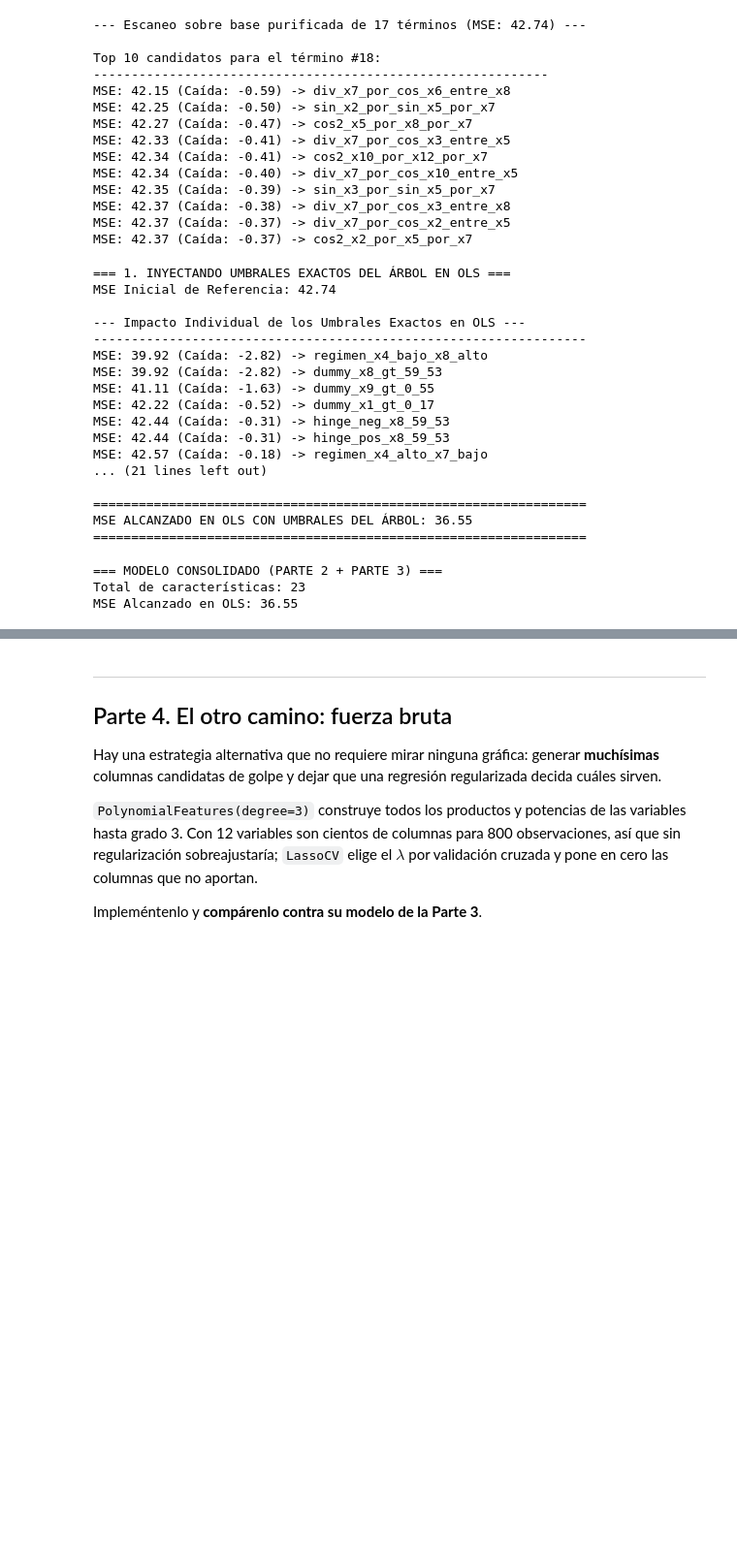
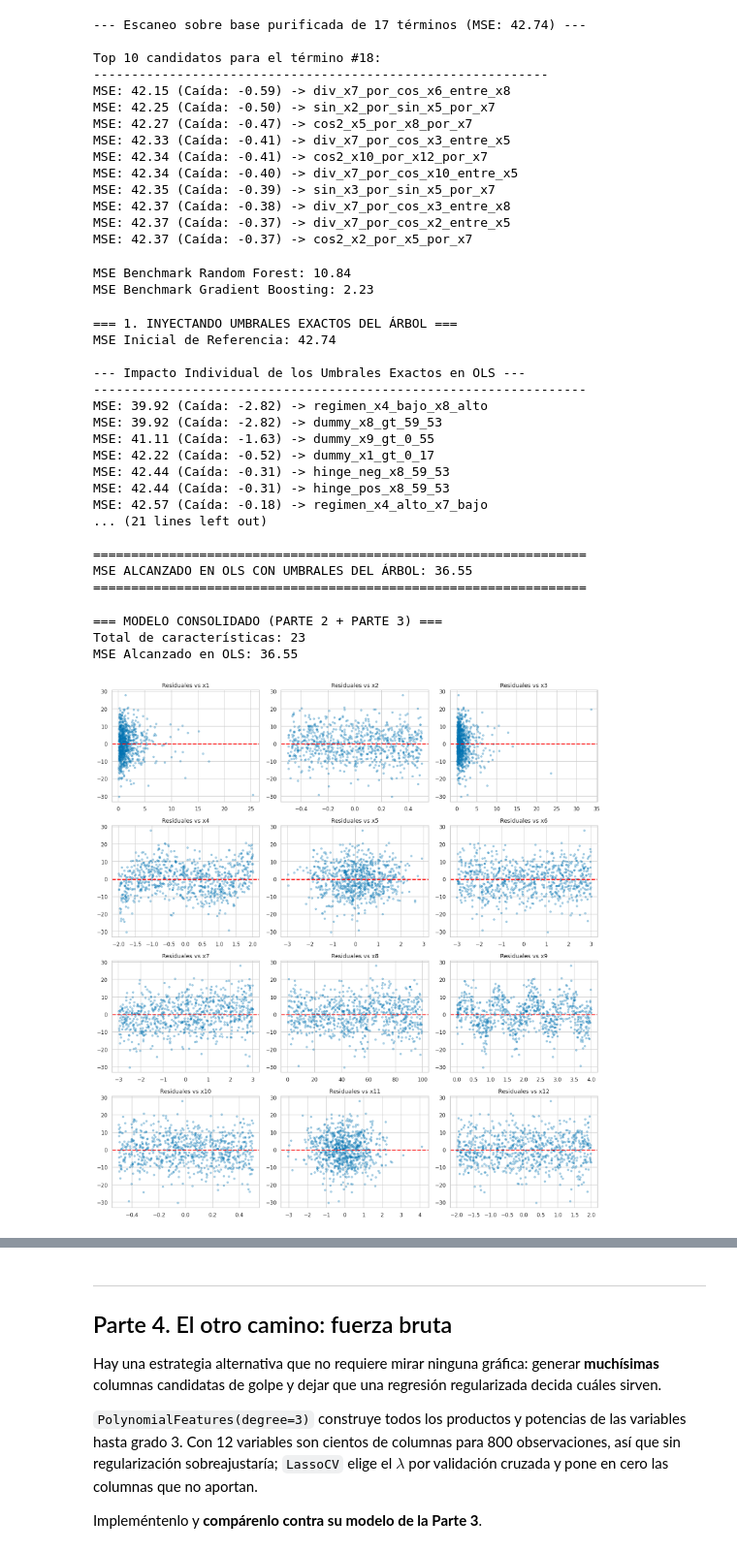
Before and after one commit to AndreGoros/mineria_datos, a Jupyter notebook: tareas/tarea_01_aproximacion_funcion.ipynb, the cells around one changed output, grey strips where cells are left out. Shown at 97% size. Drawn from its saved outputs; the diff is of its cells as text; code cells hidden in the pictures; blank space fills up the shorter version.

```diff
--- a/tareas/tarea_01_aproximacion_funcion.ipynb
+++ b/tareas/tarea_01_aproximacion_funcion.ipynb
@@ -422,7 +422,7 @@ print(f"MSE solo con interacción x1 * x3: {mse:.2f}")
 
 # 2. Todas las transformaciones exitosas evaluadas de forma conjunta
 transformaciones_combinadas = {
-    "x1_log": lambda d: np.log(d["x1"]),
+    "x1_log": lambda d: np.sqrt(d["x1"]),
     "x3_log": lambda d: np.log(d["x3"]),
     "x12_cuadrada": lambda d: d["x12"] ** 2
 }
@@ -430,7 +430,7 @@ modelo_final, mse_final, residuales_final, _ = ajusta(transformaciones_combinada
 print(f"\nMSE con ajustes combinados_1: {mse_final:.2f}")
 
 transformaciones_combinadas = {
-    "x1_log": lambda d: np.log(d["x1"]),
+    "x1_log": lambda d: np.sqrt(d["x1"]),
     "x9_seno": lambda d: np.sin(d["x9"]),
     "x3_log": lambda d: np.log(d["x3"]),
     "x12_cuadrada": lambda d: d["x12"] ** 2
@@ -440,7 +440,7 @@ modelo_final, mse_final, residuales_final, _ = ajusta(transformaciones_combinada
 print(f"MSE con ajustes combinados_2: {mse_final:.2f}")
 
 transformaciones_combinadas = {
-    "x1_log": lambda d: np.log(d["x1"]),
+    "x1_log": lambda d: np.sqrt(d["x1"]),
     "x9_seno": lambda d: np.cos(d["x9"]),
     "x3_log": lambda d: np.log(d["x3"]),
     "x12_cuadrada": lambda d: d["x12"] ** 2
@@ -449,7 +449,7 @@ modelo_final, mse_final, residuales_final, _ = ajusta(transformaciones_combinada
 print(f"MSE con ajustes combinados_3: {mse_final:.2f}")
 
 transformaciones_combinadas = {
-    "x1_log": lambda d: np.log(d["x1"]),
+    "x1_log": lambda d: np.sqrt(d["x1"]),
     "x9_seno": lambda d: np.cos(d["x9"]),
     "x3_log": lambda d: np.log(d["x3"]),
     "x12_cuadrada": lambda d: d["x12"] ** 2,
@@ -459,7 +459,7 @@ modelo_final, mse_final, residuales_final, _ = ajusta(transformaciones_combinada
 print(f"MSE con ajustes combinados_4: {mse_final:.2f}")
 
 transformaciones_combinadas = {
-    "x1_log": lambda d: np.log(d["x1"]),
+    "x1_log": lambda d: np.sqrt(d["x1"]),
     "x9_seno": lambda d: np.cos(d["x9"]),
     "x3_log": lambda d: np.log(d["x3"]),
     "x12_cuadrada": lambda d: d["x12"] ** 2,
@@ -1183,11 +1183,35 @@ MSE: 42.35 (Caída: -0.39) -> sin_x3_por_sin_x5_por_x7
 MSE: 42.37 (Caída: -0.38) -> div_x7_por_cos_x3_entre_x8
 MSE: 42.37 (Caída: -0.37) -> div_x7_por_cos_x2_entre_x5
 MSE: 42.37 (Caída: -0.37) -> cos2_x2_por_x5_por_x7
+# %%
+#Metodo sugerido por la IA para explorara, ya que me habia atorado en 42 y no sabia como seguir bajando el MSE
+#Pero que por haber verificado sabia que debia acercarme a 23
+
+from sklearn.ensemble import RandomForestRegressor, HistGradientBoostingRegressor
+
+X_raw = train[VARIABLES]
+y_raw = train["y"]
+
+# 1. Random Forest con variables crudas
+rf = RandomForestRegressor(n_estimators=200, random_state=42)
+rf.fit(X_raw, y_raw)
+pred_rf = rf.predict(X_raw)
+mse_rf = np.mean((y_raw - pred_rf) ** 2)
+
+# 2. Gradient Boosting
+gbr = HistGradientBoostingRegressor(random_state=42)
+gbr.fit(X_raw, y_raw)
+pred_gbr = gbr.predict(X_raw)
+mse_gbr = np.mean((y_raw - pred_gbr) ** 2)
+
+print(f"MSE Benchmark Random Forest: {mse_rf:.2f}")
+print(f"MSE Benchmark Gradient Boosting: {mse_gbr:.2f}")
+# %% [output]
+MSE Benchmark Random Forest: 10.84
+MSE Benchmark Gradient Boosting: 2.23
 # %%
-import numpy as np
-import pandas as pd
 
-print("=== 1. INYECTANDO UMBRALES EXACTOS DEL ÁRBOL EN OLS ===")
+print("=== 1. INYECTANDO UMBRALES EXACTOS DEL ÁRBOL ===")
 
 # Base inmutable
 base_exacta = base_purificada.copy()
@@ -1226,7 +1250,7 @@ candidatos_exactos = {
     ).astype(float),
 }
 
-# EVALUACIÓN DE IMPACTO INDIVIDUAL SOBRE OLS
+# EVALUACIÓN DE IMPACTO INDIVIDUAL
 impacto = []
 for nombre, fn in candidatos_exactos.items():
     prueba = base_exacta.copy()
@@ -1284,7 +1308,7 @@ print("\n" + "=" * 65)
 print(f"MSE ALCANZADO EN OLS CON UMBRALES DEL ÁRBOL: {mse_actual:.2f}")
 print("=" * 65)
 # %% [output]
-=== 1. INYECTANDO UMBRALES EXACTOS DEL ÁRBOL EN OLS ===
+=== 1. INYECTANDO UMBRALES EXACTOS DEL ÁRBOL ===
 MSE Inicial de Referencia: 42.74
 
 --- Impacto Individual de los Umbrales Exactos en OLS ---
@@ -1342,3 +1362,32 @@ print(f"MSE Alcanzado en OLS: {mse_consolidado:.2f}")
 === MODELO CONSOLIDADO (PARTE 2 + PARTE 3) ===
 Total de características: 23
 MSE Alcanzado en OLS: 36.55
+# %%
+
+# 1. Separamos solo los 17 términos matemáticos reales (sin las dummies que causaron overfitting)
+terminos_reales = {k: v for k, v in modelo_consolidado.items() if not k.startswith(('dummy', 'regimen'))}
+
+# 2. Calculamos predicciones y residuales
+X_design = pd.DataFrame(index=train.index)
+for k, fn in terminos_reales.items():
+    X_design[k] = fn(train)
+
+X_design_mat = np.hstack([np.ones((len(train), 1)), X_design.values])
+betas_f, _, _, _ = np.linalg.lstsq(X_design_mat, train["y"].values, rcond=None)
+predicciones = X_design_mat @ betas_f
+residuales = train["y"].values - predicciones
+
+# 3. Graficamos
+fig, axes = plt.subplots(4, 3, figsize=(15, 16))
+axes = axes.flatten()
+
+# Asegúrate de que VARIABLES sea tu lista ['x1', 'x2', ..., 'x12']
+for i, var in enumerate(VARIABLES):
+    axes[i].scatter(train[var], residuales, alpha=0.3, s=15)
+    axes[i].axhline(0, color='red', linestyle='--', linewidth=2)
+    axes[i].set_title(f'Residuales vs {var}')
+
+plt.tight_layout()
+plt.show()
+# %% [output]
+[figure, added]
```
Also changed, not shown: parts of 6 cells of this notebook, 1 other file.
